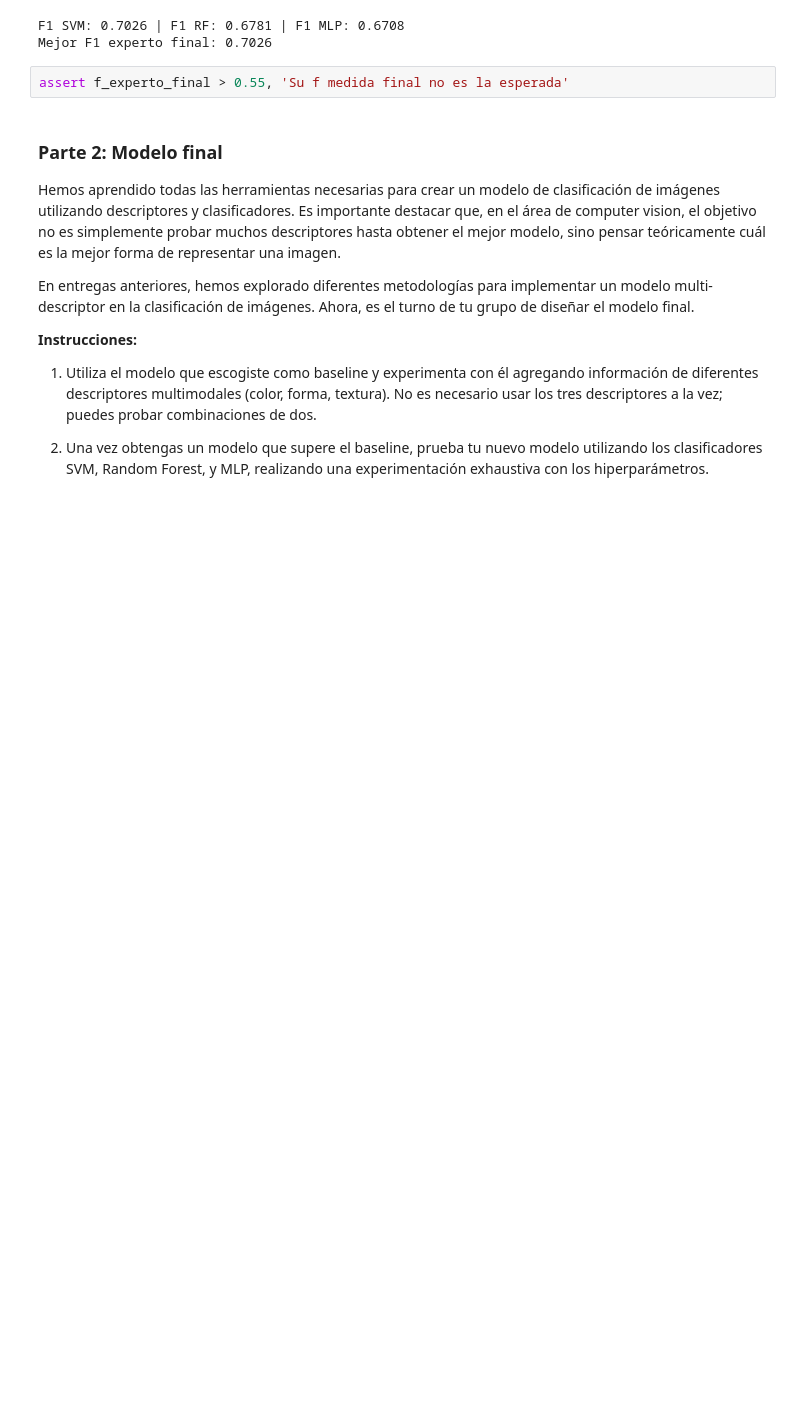
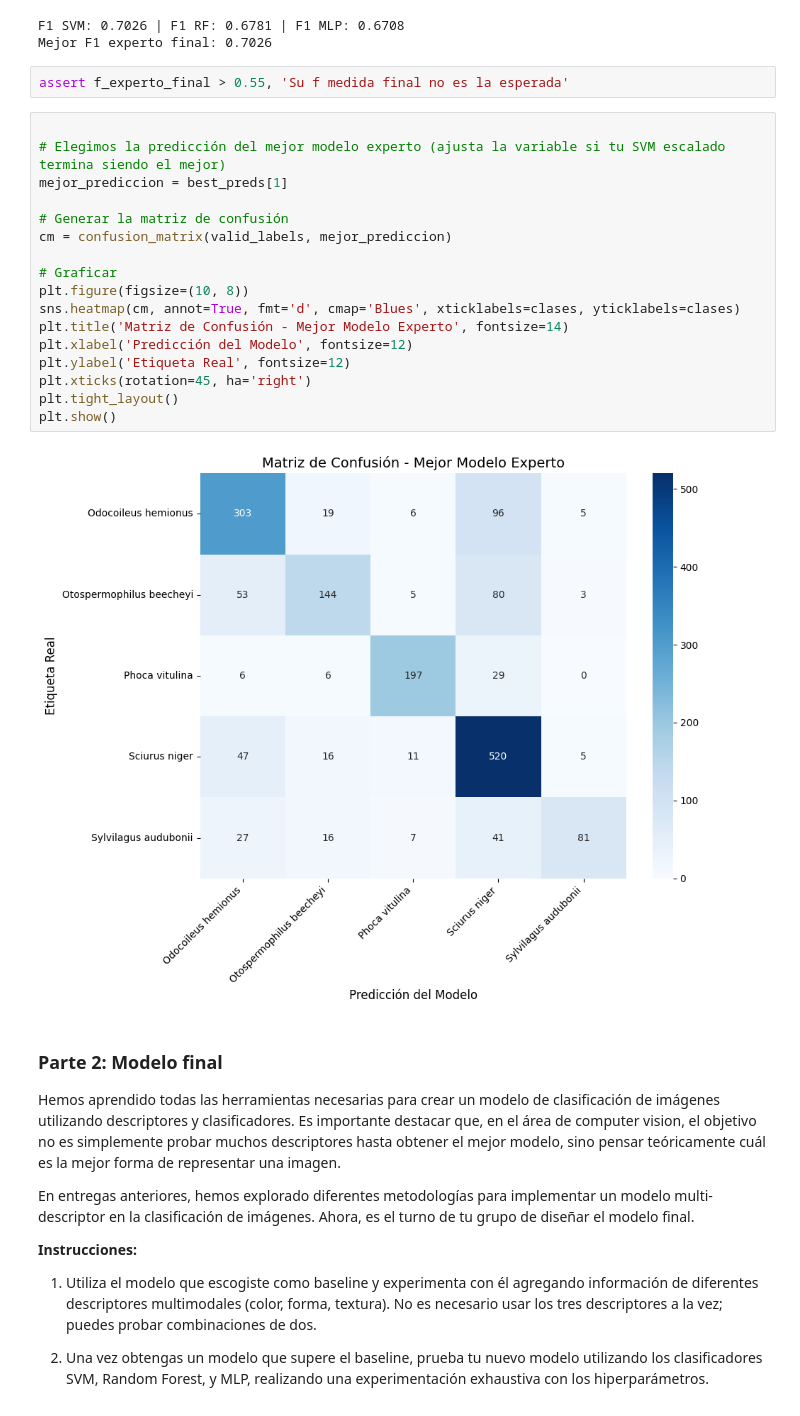
Before and after one commit to JuanFe202122431/Miniproyecto3, a Jupyter notebook: Entrega 4.ipynb, the cells around one changed output. Saved outputs shown, nothing was run; the diff lists cells and outputs as text; blank space fills up the shorter version.

Commit message:
MatrizConfusion Parte 1

```diff
--- a/Entrega 4.ipynb
+++ b/Entrega 4.ipynb
@@ -557,6 +557,25 @@ F1 SVM: 0.7026 | F1 RF: 0.6781 | F1 MLP: 0.6708
 Mejor F1 experto final: 0.7026
 # %%
 assert f_experto_final > 0.55, 'Su f medida final no es la esperada'
+# %%
+
+# Elegimos la predicción del mejor modelo experto (ajusta la variable si tu SVM escalado termina siendo el mejor)
+mejor_prediccion = best_preds[1]
+
+# Generar la matriz de confusión
+cm = confusion_matrix(valid_labels, mejor_prediccion)
+
+# Graficar
+plt.figure(figsize=(10, 8))
+sns.heatmap(cm, annot=True, fmt='d', cmap='Blues', xticklabels=clases, yticklabels=clases)
+plt.title('Matriz de Confusión - Mejor Modelo Experto', fontsize=14)
+plt.xlabel('Predicción del Modelo', fontsize=12)
+plt.ylabel('Etiqueta Real', fontsize=12)
+plt.xticks(rotation=45, ha='right')
+plt.tight_layout()
+plt.show()
+# %% [output]
+[figure, added]
 # %% [markdown]
 ### Parte 2: Modelo final
 Hemos aprendido todas las herramientas necesarias para crear un modelo de clasificación de imágenes utilizando descriptores y clasificadores. Es importante destacar que, en el área de computer vision, el objetivo no es simplemente probar muchos descriptores hasta obtener el mejor modelo, sino pensar teóricamente cuál es la mejor forma de representar una imagen.
```
Also changed, not shown: 1 other file.
